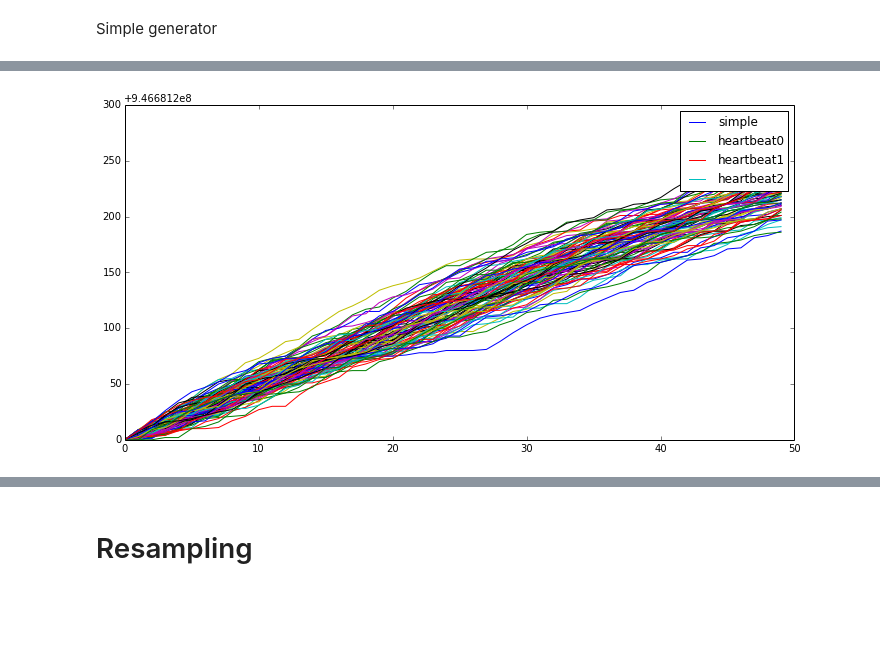
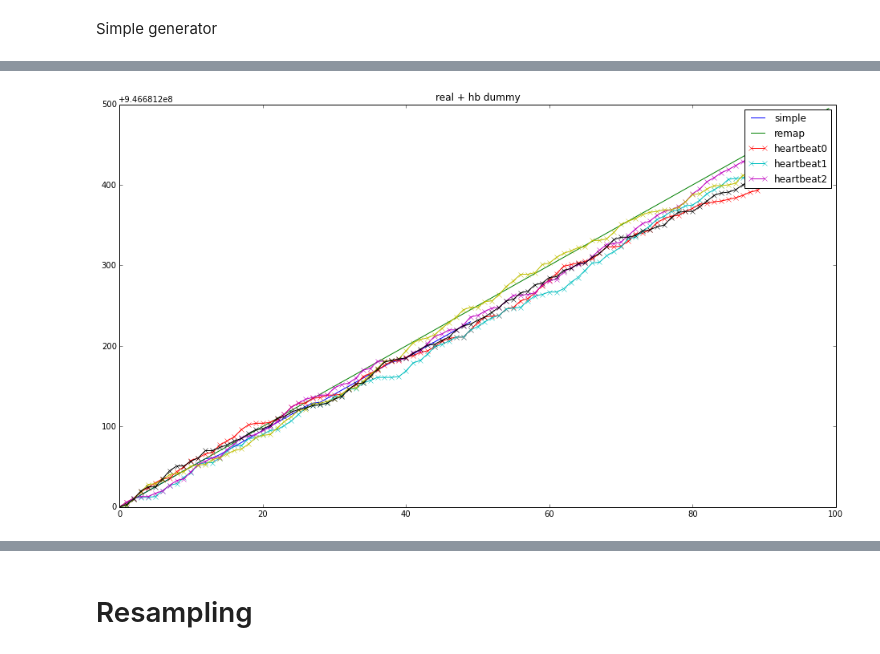
Before and after one commit to hoh/Hubbub, a Jupyter notebook: Simulator.ipynb, the cells around one changed output, grey strips where cells are left out. Drawn from its saved outputs; the diff is of its cells as text; code cells hidden in the pictures; blank space fills up the shorter version.

Commit message:
Improved simulator, experimenting with exponential delay

```diff
--- a/Simulator.ipynb
+++ b/Simulator.ipynb
@@ -5,7 +5,7 @@ Populating the interactive namespace from numpy and matplotlib
 # %%
 # Large plots
 import matplotlib.pylab as pylab
-pylab.rcParams['figure.figsize'] = 12, 6  # that's default image size for this interactive session
+pylab.rcParams['figure.figsize'] = 16, 9  # that's default image size for this interactive session
 # %%
 import numpy as np
 # %%
@@ -28,5 +32,6 @@ SIMPLE_LOG
 # %%
 result_sm = Simulator(SIMPLE_LOG).run()
 results_hb = [
-    HeartBeatSimulator(SIMPLE_LOG).run() for i in xrange(100)
+    HeartBeatSimulator(SIMPLE_LOG).run() for i in xrange(5)
+#    HeartBeatSimulator(SIMPLE_LOG).run(delay=lambda: 5) for i in xrange(10)
     ]
@@ -69,3 +54,7 @@ import time
 def timestamp(n):
     unix_time = time.mktime(n.timetuple())
     return unix_time
+# %%
+start_time = timestamp(result_sm[0]['date'])
+remap = np.array([start_time + i*5 for i in xrange(len(result_sm))])
+remap
@@ -90,10 +86,7 @@ HeartBeat generator
 # %%
 r_hb = np.array([
-    [timestamp(i['date']) for i in r]
+    np.array([timestamp(i['date']) for i in r])
     for r in results_hb
     ])
-figure()
-for r in r_hb:
-    plot(r[:50])
-show()
+type(r_hb[0])
 # %% [output]
@@ -120,10 +142,19 @@ for i in r_real_hb:
     i.sort()
 # %%
 figure()
+title('real + hb dummy')
 plot(r_real_sm[:50])
+plot(remap[:100])
 for i in r_real_hb:
-    plot(i[:50])
-legend(["simple", "heartbeat0", "heartbeat1", "heartbeat2"])
+    plot(i[:100], '-x')
+legend(["simple", "remap", "heartbeat0", "heartbeat1", "heartbeat2"])
 show()
+
+#figure()
+##plot(r_real_sm[:50] - remap[:50])
+#for i in r_real_hb:
+#    plot(i[:100] - remap[:100], '-x')
+#legend(["simple", "remap", "heartbeat0", "heartbeat1", "heartbeat2"])
+#show()
 # %% [output]
-[figure, old version]
+[figure, new version]
```
Also changed, not shown: parts of 20 cells of this notebook, 3 other files.
